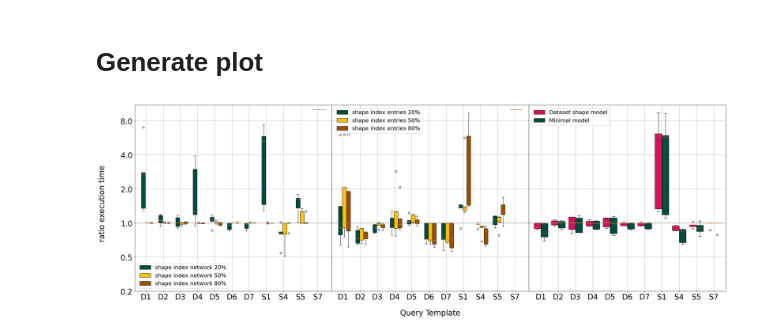
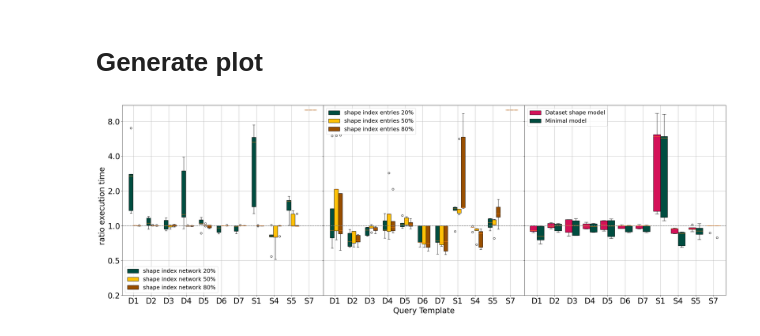
Before and after one commit to shapeIndexComunicaExperiment/analysis, a Jupyter notebook: notebooks/shape_index_variation_one_plot.ipynb, the cells around one changed output. Saved outputs shown, nothing was run; the diff lists cells and outputs as text; code cells hidden in the pictures.

Commit message:
fix the axis label problem in the all plot

```diff
--- a/notebooks/shape_index_variation_one_plot.ipynb
+++ b/notebooks/shape_index_variation_one_plot.ipynb
@@ -182,33 +182,33 @@ for i, results in enumerate(variations):
         offset = width * multiplier + width/len(results)
         data = list(range(len(queries)))
         rewind = 0
         for i, measurement in enumerate(measurements):
             all_nan = all(np.isnan(el) for el in measurement)
             if all_nan:
                 rewind+=1
                 continue
             data[i-rewind] = [1 if np.isnan(x) else x for x in measurement]
         multiplier += 1
         ax.boxplot(data,
                    positions=x+offset,
                    widths=width,
                    patch_artist=True,
                    label=dataset,
                    boxprops=dict(facecolor=color_map[dataset]),
                   )
 
     ax.set_ylim(0.25, ylim)
     #ax.set_xlabel("query template")
     ax.set_yscale('log', base=2)
     ax.yaxis.set_major_formatter(ticker.FuncFormatter(lambda val, pos: '{:.1f}'.format(val)))
     ax.axhline(1, color='gray', linestyle='--')
 
     ax.set_xticks(x + width, queries)
     ax.grid(axis="both")
     ax.legend(fontsize="18")
 
-fig.text(0.5, 0.0, "Query Template", ha='center', va='center', fontsize=fontSize)
-fig.text(0.0, 0.5, yaxisLabel, ha='center', va='center', rotation='vertical', fontsize=fontSize)
+fig.text(0.5, 0.03, "Query Template", ha='center', va='center', fontsize=fontSize)
+fig.text(0.02, 0.5, yaxisLabel, ha='center', va='center', rotation='vertical', fontsize=fontSize)
 plt.subplots_adjust(left=0.05, right=0.95, top=0.95, bottom=0.1, wspace=0, hspace=0)
 # %% [output]
-[figure, old version]
+[figure, new version]
```
Also changed, not shown: 24 other files.
